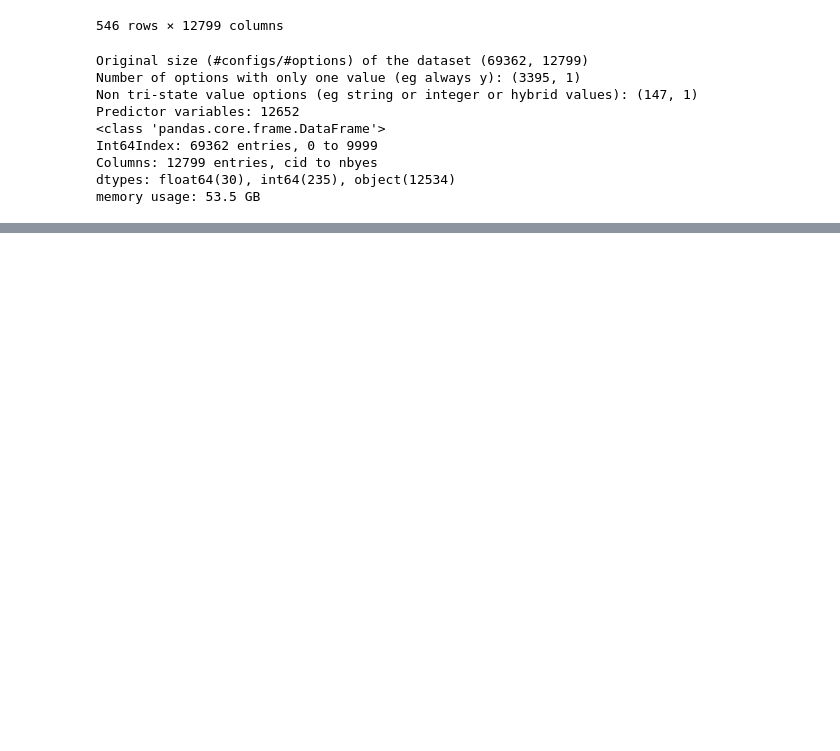
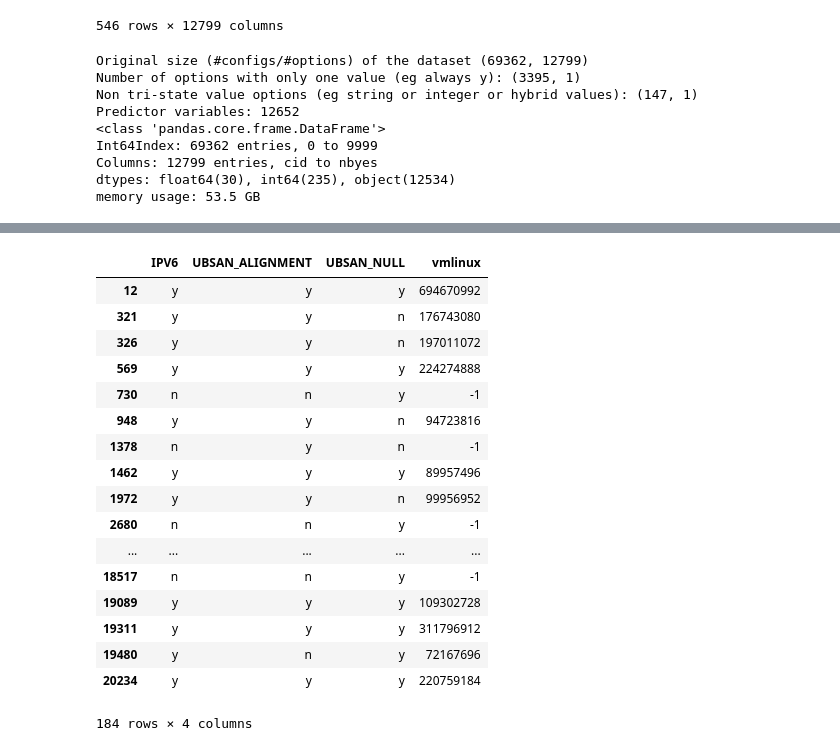
Before and after one commit to harel-coffee/compilation-analysis-auto, a Jupyter notebook: TUXML-analysis.ipynb, the cells around one changed output, grey strips where cells are left out. Saved outputs shown, nothing was run; the diff lists cells and outputs as text; code cells hidden in the pictures; blank space fills up the shorter version.

```diff
--- a/TUXML-analysis.ipynb
+++ b/TUXML-analysis.ipynb
@@ -468,0 +490,25 @@ Feature ranking: top (20)
+# %%
+#
+#
+# IPV6 == 'n'
+# rawtuxdata.query("(UBSAN_ALIGNMENT != 'n' | UBSAN_NULL != 'n') & IPV6 != 'm' & FORTIFY_SOURCE == 'y' & IPV6 != 'y' & INFINIBAND_ADDR_TRANS == 'y' & UBSAN_SANITIZE_ALL == 'y' & GENERIC_ALLOCATOR != 'n' & WANXL_BUILD_FIRMWARE != 'y' & AIC7XXX_BUILD_FIRMWARE != 'y' & AIC79XX_BUILD_FIRMWARE != 'y'")[['IPV6', 'UBSAN_ALIGNMENT', 'UBSAN_NULL', 'vmlinux']]  # ['cid'].values
+rawtuxdata.query("(UBSAN_ALIGNMENT != 'n' | UBSAN_NULL != 'n') & FORTIFY_SOURCE == 'y' & INFINIBAND_ADDR_TRANS == 'y' & UBSAN_SANITIZE_ALL == 'y' & GENERIC_ALLOCATOR != 'n' & WANXL_BUILD_FIRMWARE != 'y' & AIC7XXX_BUILD_FIRMWARE != 'y' & AIC79XX_BUILD_FIRMWARE != 'y'")[['IPV6', 'UBSAN_ALIGNMENT', 'UBSAN_NULL', 'vmlinux']]  # ['cid'].values
+# %% [output]
+|  | IPV6 | UBSAN_ALIGNMENT | UBSAN_NULL | vmlinux |
+| 12 | y | y | y | 694670992 |
+| 321 | y | y | n | 176743080 |
+| 326 | y | y | n | 197011072 |
+| 569 | y | y | y | 224274888 |
+| 730 | n | n | y | -1 |
+| 948 | y | y | n | 94723816 |
+| 1378 | n | y | n | -1 |
+| 1462 | y | y | y | 89957496 |
+| 1972 | y | y | n | 99956952 |
+| 2680 | n | n | y | -1 |
+| ... | ... | ... | ... | ... |
+| 18517 | n | n | y | -1 |
+| 19089 | y | y | y | 109302728 |
+| 19311 | y | y | y | 311796912 |
+| 19480 | y | n | y | 72167696 |
+| 20234 | y | y | y | 220759184 |
+184 rows × 4 columns
```
Also changed, not shown: parts of 6 cells of this notebook, 3 other files.
